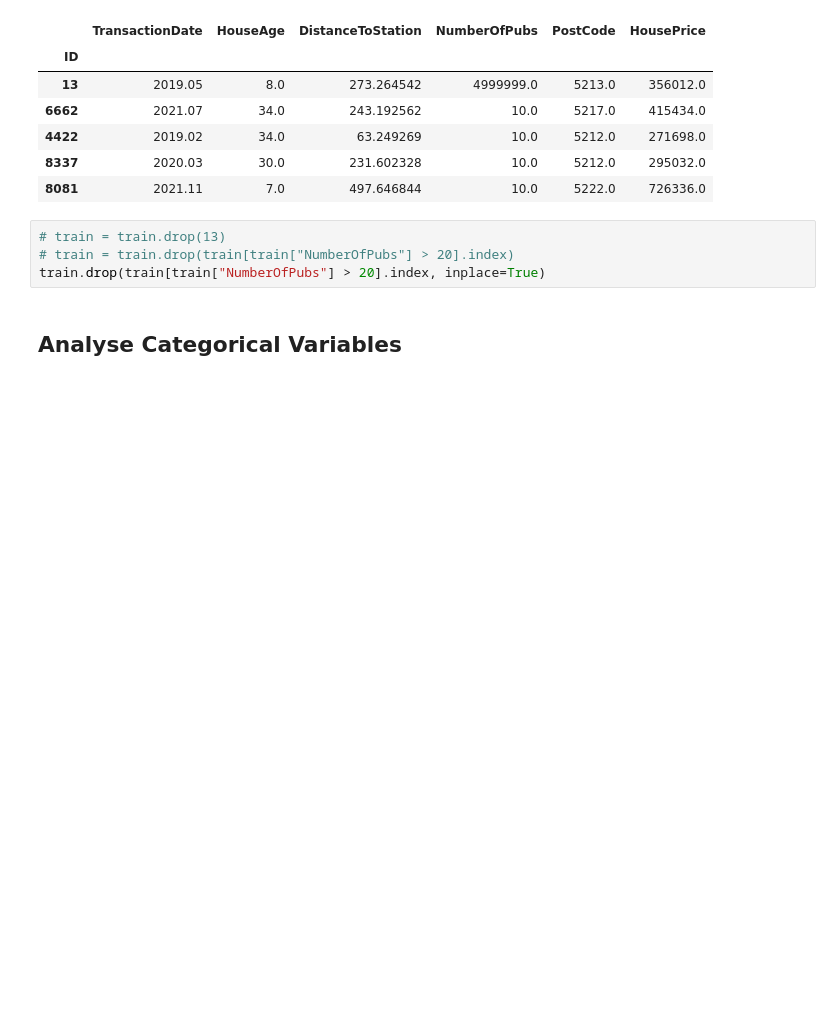
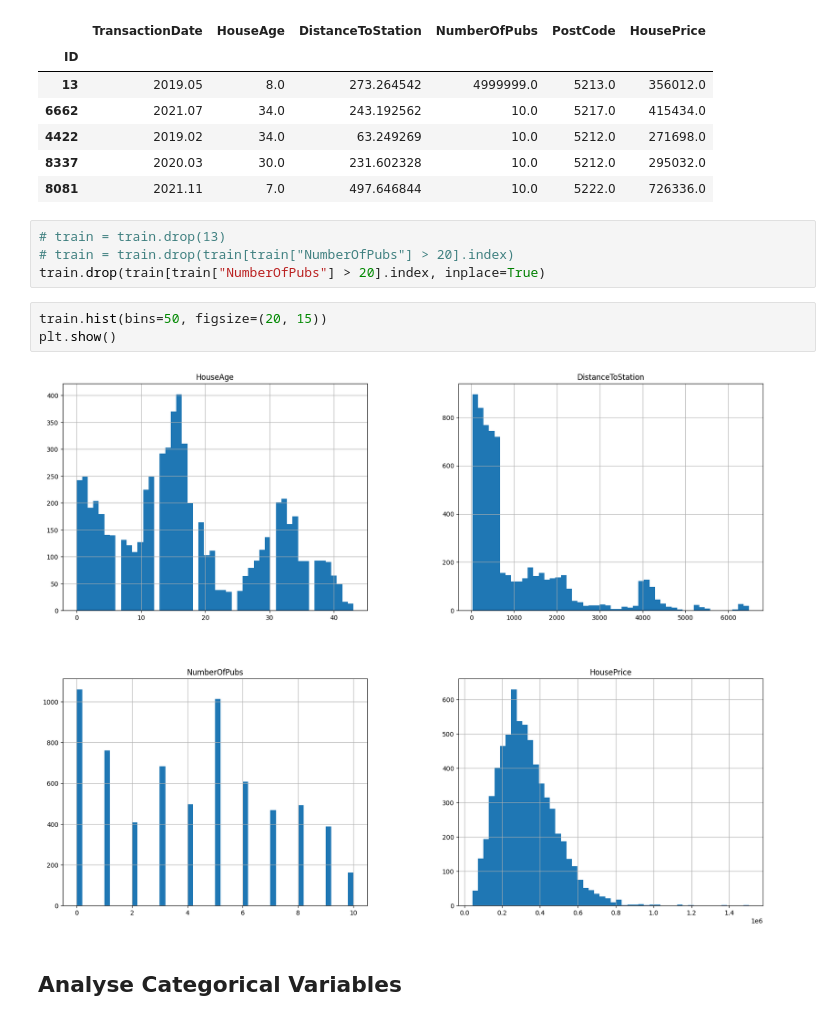
Before and after one commit to hypergalois/HousePricePredictionAPI, a Jupyter notebook: Regression.ipynb, the cells around one changed output. Cells and saved outputs as stored; diff of their text form; blank space fills up the shorter version.

Commit message:
Refactor data visualization steps in Regression notebook

```diff
--- a/Regression.ipynb
+++ b/Regression.ipynb
@@ -212,6 +212,11 @@ train.sort_values("NumberOfPubs", ascending=False).head()
 # train = train.drop(13)
 # train = train.drop(train[train["NumberOfPubs"] > 20].index)
 train.drop(train[train["NumberOfPubs"] > 20].index, inplace=True)
+# %%
+train.hist(bins=50, figsize=(20, 15))
+plt.show()
+# %% [output]
+[figure, added]
 # %% [markdown]
 ## Analyse Categorical Variables
 # %% [markdown]
```
